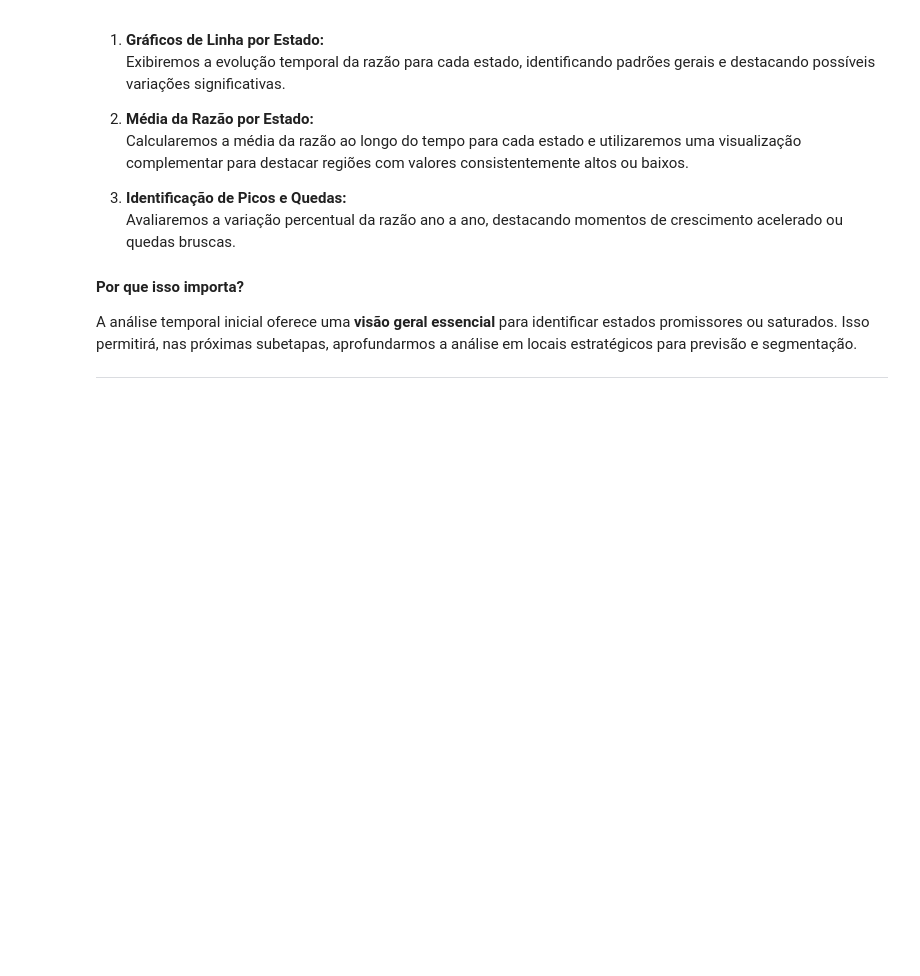
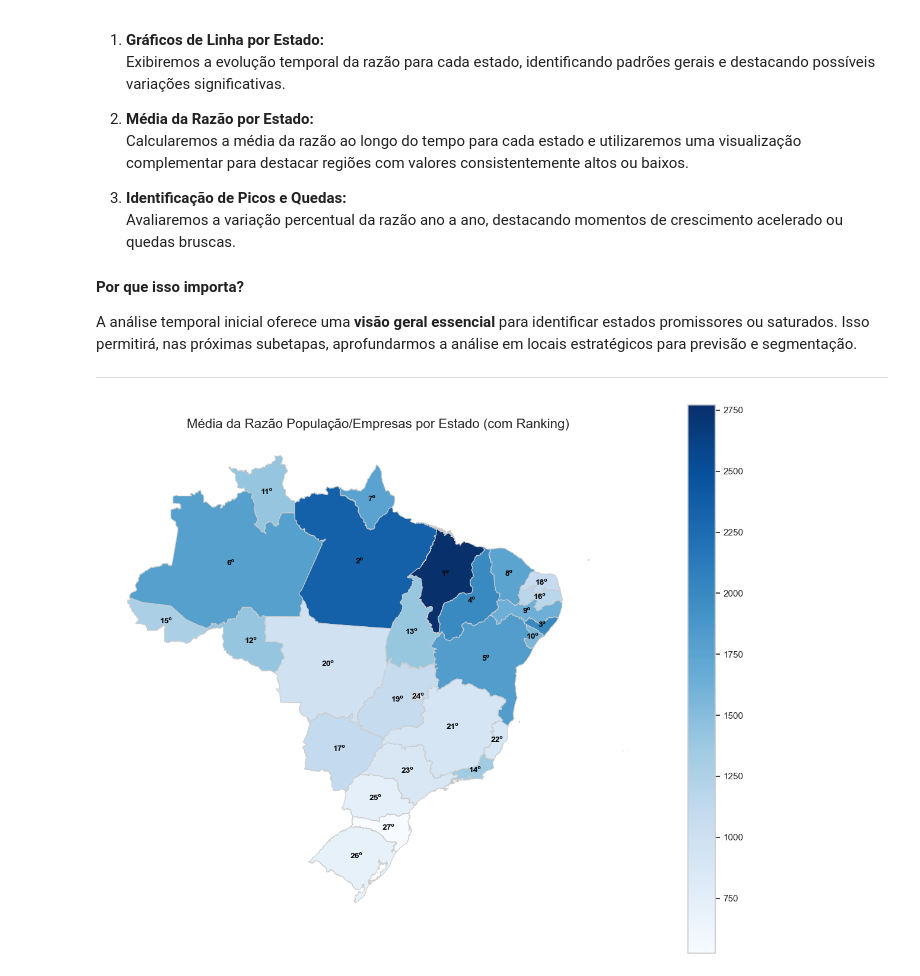
Before and after one commit to tnleite/real-estate-opportunities-analysis, a Jupyter notebook: 02-Analise/real-estate-opportunities-analysis.ipynb, the cells around one changed output. Cells and saved outputs as stored; diff of their text form; code cells hidden in the pictures; blank space fills up the shorter version.

```diff
--- a/02-Analise/real-estate-opportunities-analysis.ipynb
+++ b/02-Analise/real-estate-opportunities-analysis.ipynb
@@ -938,3 +938,65 @@ Nesta subetapa, analisaremos a **variação temporal da razão entre a populaç
 A análise temporal inicial oferece uma **visão geral essencial** para identificar estados promissores ou saturados. Isso permitirá, nas próximas subetapas, aprofundarmos a análise em locais estratégicos para previsão e segmentação.
 
 ---
+# %%
+# 📊 GRÁFICO 1: Mapa Coroplético - Média da Razão População/Empresas por Estado (com Ranking)
+# -------------------------------------------------------------
+# Objetivo: Fornecer uma visão inicial e abrangente da distribuição das médias da razão
+# população/empresas por estado no Brasil, destacando o ranking diretamente no mapa.
+# -------------------------------------------------------------
+
+# 🔄 Importações necessárias
+import geopandas as gpd
+from geobr import read_state
+import pandas as pd
+import matplotlib.pyplot as plt
+
+# 🔄 1. Calcular a média da razão população/empresas e o ranking
+medias_estados = (
+    df_final.groupby('estado')['razao_populacao_empresas']
+    .mean()
+    .reset_index()
+    .rename(columns={'razao_populacao_empresas': 'media_razao'})
+)
+medias_estados['ranking'] = (
+    medias_estados['media_razao']
+    .rank(ascending=False, method='dense')
+    .astype(int)
+)
+
+# 🔄 2. Carregar os dados geoespaciais e ajustar nomes
+estados = read_state()
+estados['name_state_lower'] = estados['name_state'].str.lower().str.strip()
+medias_estados['estado'] = medias_estados['estado'].str.lower().str.strip()
+
+# 🔄 3. Corrigir a grafia do Espírito Santo no geoespacial
+estados['name_state_lower'] = estados['name_state_lower'].replace('espirito santo', 'espírito santo')
+
+# 🔄 4. Mesclar os dados geoespaciais com as médias calculadas
+mapa_brasil = estados.merge(medias_estados, left_on='name_state_lower', right_on='estado', how='left')
+
+# 🔄 5. Criar o mapa coroplético
+fig, ax = plt.subplots(1, 1, figsize=(15, 12))
+
+mapa_brasil.plot(
+    column='media_razao',  # Coluna de valores a serem plotados
+    cmap='Blues',  # Esquema de cores
+    linewidth=0.8,  # Espessura das bordas
+    ax=ax,  # Eixo de plotagem
+    edgecolor='0.8',  # Cor das bordas
+    legend=True  # Exibir a legenda
+)
+
+# 🔄 6. Adicionar os rankings no centro dos estados com o símbolo "º"
+for x, y, label in zip(mapa_brasil.geometry.centroid.x, mapa_brasil.geometry.centroid.y, mapa_brasil['ranking']):
+    if not pd.isna(label):  # Evitar NaNs
+        ax.text(x, y, f"{int(label)}º", fontsize=10, ha='center', va='center', color='black', weight='bold')
+
+# 🔄 7. Ajustar o título e personalizações
+plt.title('Média da Razão População/Empresas por Estado (com Ranking)', fontsize=16)
+ax.set_axis_off()  # Remover os eixos para deixar o mapa mais limpo
+
+# 🔄 8. Exibir o gráfico
+plt.show()
+# %% [output]
+[figure, added]
```
Also changed, not shown: parts of 6 cells of this notebook.
